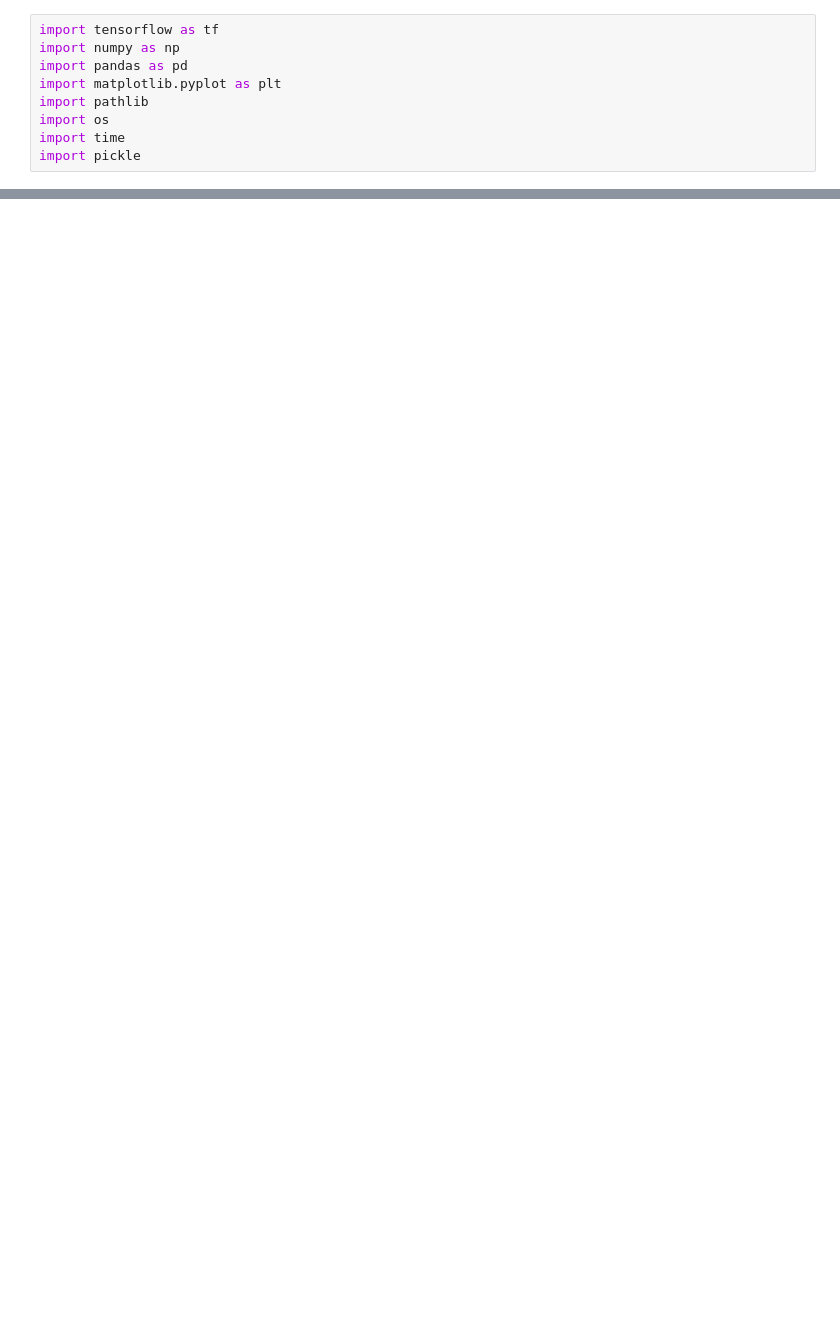
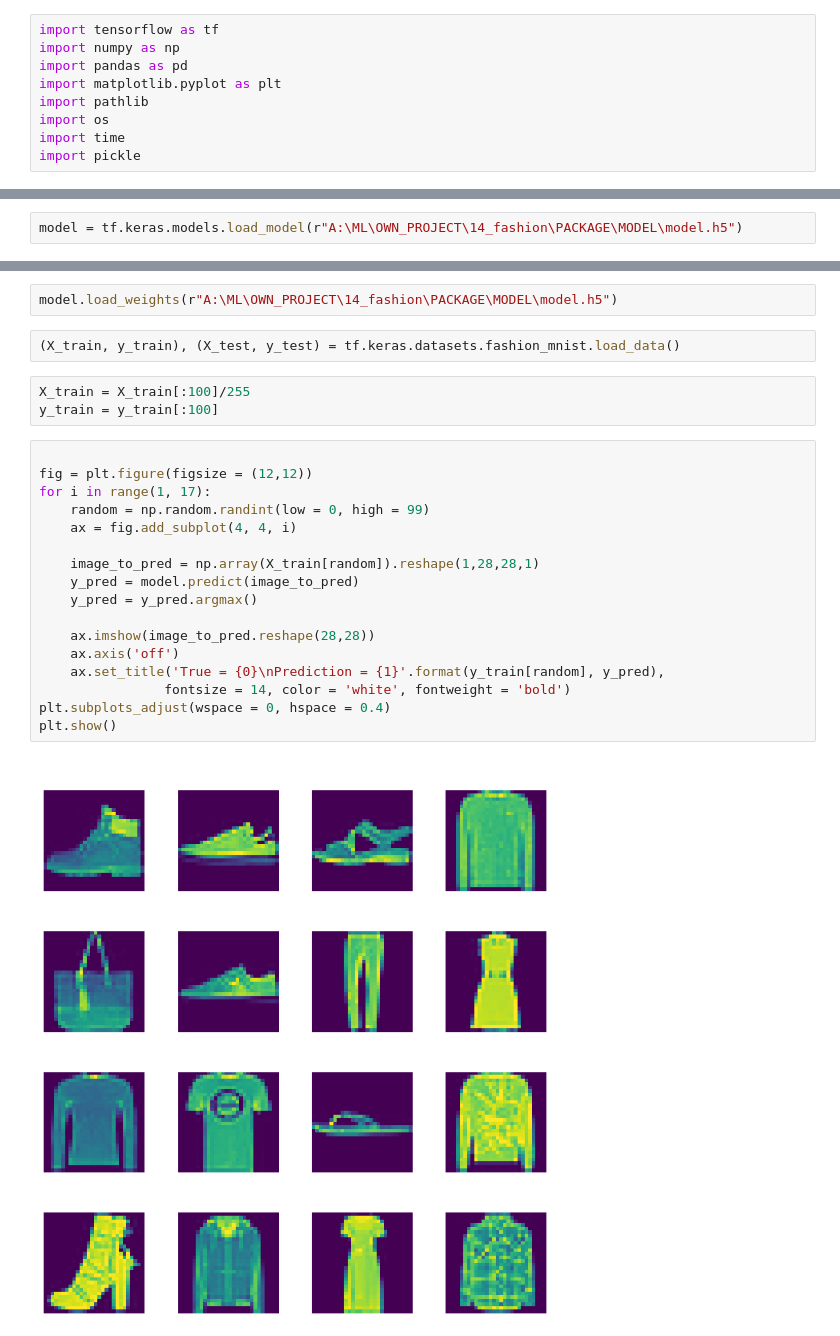
Before and after one commit to szymon-d/IMAGE_CLASSIFIER, a Jupyter notebook: fashion_pipeline.ipynb, the cells around one changed output, grey strips where cells are left out. Cells and saved outputs as stored; diff of their text form; blank space fills up the shorter version.

```diff
--- a/fashion_pipeline.ipynb
+++ b/fashion_pipeline.ipynb
@@ -195 +215,3 @@ INFO:tensorflow:Assets written to: A:\ML\OWN_PROJECT\14_fashion\PACKAGE\MODEL\as
 Pipeline training is complete!
+# %%
+model = tf.keras.models.load_model(r"A:\ML\OWN_PROJECT\14_fashion\PACKAGE\MODEL\model.h5")
@@ -195,0 +220,26 @@ Pipeline training is complete!
+# %%
+model.load_weights(r"A:\ML\OWN_PROJECT\14_fashion\PACKAGE\MODEL\model.h5")
+# %%
+(X_train, y_train), (X_test, y_test) = tf.keras.datasets.fashion_mnist.load_data()
+# %%
+X_train = X_train[:100]/255
+y_train = y_train[:100]
+# %%
+
+fig = plt.figure(figsize = (12,12))
+for i in range(1, 17):
+    random = np.random.randint(low = 0, high = 99)
+    ax = fig.add_subplot(4, 4, i)
+
+    image_to_pred = np.array(X_train[random]).reshape(1,28,28,1)
+    y_pred = model.predict(image_to_pred)
+    y_pred = y_pred.argmax()
+
+    ax.imshow(image_to_pred.reshape(28,28))
+    ax.axis('off')
+    ax.set_title('True = {0}\nPrediction = {1}'.format(y_train[random], y_pred),
+                fontsize = 14, color = 'white', fontweight = 'bold')
+plt.subplots_adjust(wspace = 0, hspace = 0.4)
+plt.show()
+# %% [output]
+[figure, added]
```
Also changed, not shown: parts of 4 cells of this notebook, 3 other files.
